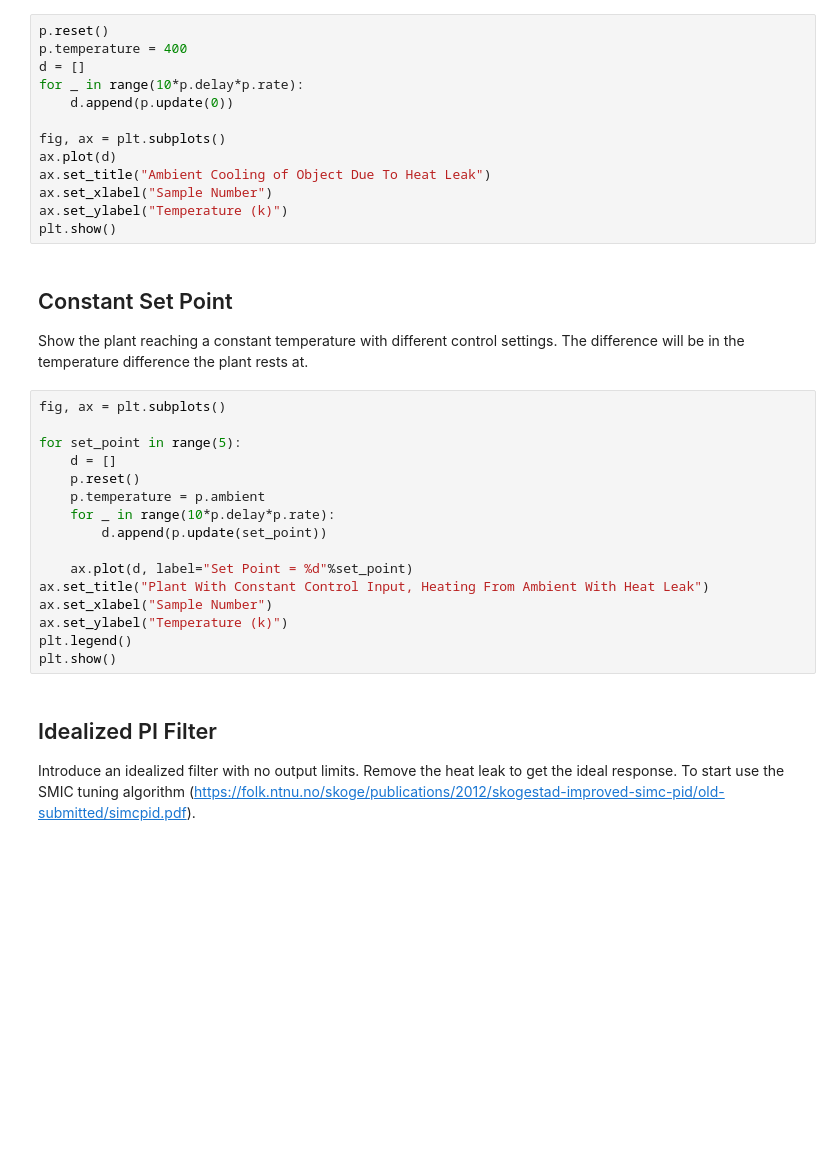
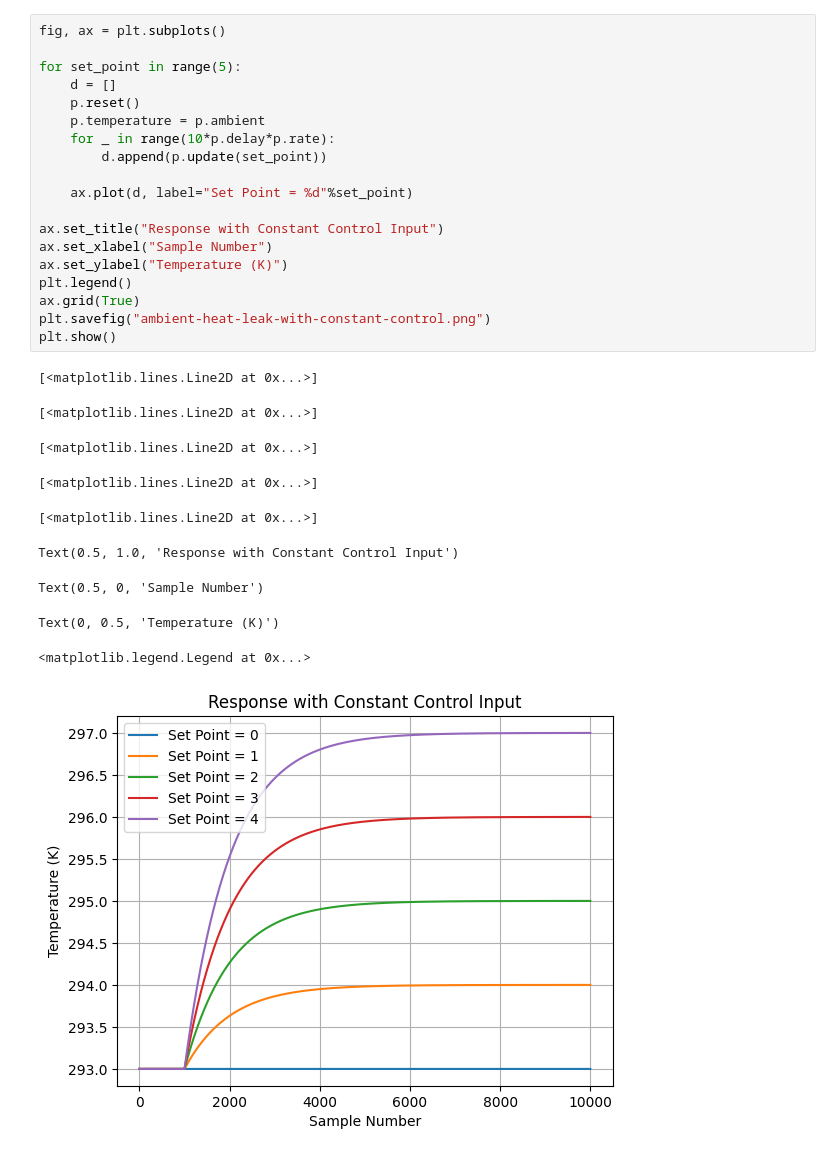
Before and after one commit to snhobbs/PIDTemplates, a Jupyter notebook: python/Anti-windup Temperature Analysis.ipynb, the cells around one changed output. Saved outputs shown, nothing was run; the diff lists cells and outputs as text; blank space fills up the shorter version.

```diff
--- a/python/Anti-windup Temperature Analysis.ipynb
+++ b/python/Anti-windup Temperature Analysis.ipynb
@@ -24,35 +47,30 @@ Show the plant cooling to the ambient temperature.
 # %%
-p.reset()
-p.temperature = 400
-d = []
-for _ in range(10*p.delay*p.rate):
-    d.append(p.update(0))
+fig, ax = plt.subplots()
 
-fig, ax = plt.subplots()
-ax.plot(d)
-ax.set_title("Ambient Cooling of Object Due To Heat Leak")
+for set_point in range(5):
+    d = []
+    p.reset()
+    p.temperature = p.ambient
+    for _ in range(10*p.delay*p.rate):
+        d.append(p.update(set_point))
+
+    ax.plot(d, label="Set Point = %d"%set_point)
+
+ax.set_title("Response with Constant Control Input")
 ax.set_xlabel("Sample Number")
-ax.set_ylabel("Temperature (k)")
+ax.set_ylabel("Temperature (K)")
+plt.legend()
+ax.grid(True)
+plt.savefig("ambient-heat-leak-with-constant-control.png")
 plt.show()
+# %% [output]
+[<matplotlib.lines.Line2D at 0x...>]
+[<matplotlib.lines.Line2D at 0x...>]
+[<matplotlib.lines.Line2D at 0x...>]
+[<matplotlib.lines.Line2D at 0x...>]
+[<matplotlib.lines.Line2D at 0x...>]
+Text(0.5, 1.0, 'Response with Constant Control Input')
+Text(0.5, 0, 'Sample Number')
+Text(0, 0.5, 'Temperature (K)')
+<matplotlib.legend.Legend at 0x...>
+[figure, added]
-# %% [markdown]
-## Constant Set Point
-Show the plant reaching a constant temperature with different control settings. The difference will be in the temperature difference the plant rests at.
-# %%
-fig, ax = plt.subplots()
-
-for set_point in range(5):
-    d = []
-    p.reset()
-    p.temperature = p.ambient
-    for _ in range(10*p.delay*p.rate):
-        d.append(p.update(set_point))
-
-    ax.plot(d, label="Set Point = %d"%set_point)
-ax.set_title("Plant With Constant Control Input, Heating From Ambient With Heat Leak")
-ax.set_xlabel("Sample Number")
-ax.set_ylabel("Temperature (k)")
-plt.legend()
-plt.show()
-# %% [markdown]
-## Idealized PI Filter
-Introduce an idealized filter with no output limits. Remove the heat leak to get the ideal response. To start use the SMIC tuning algorithm (https://folk.ntnu.no/skoge/publications/2012/skogestad-improved-simc-pid/old-submitted/simcpid.pdf).
```
Also changed, not shown: parts of 19 cells of this notebook, 3 other files.
